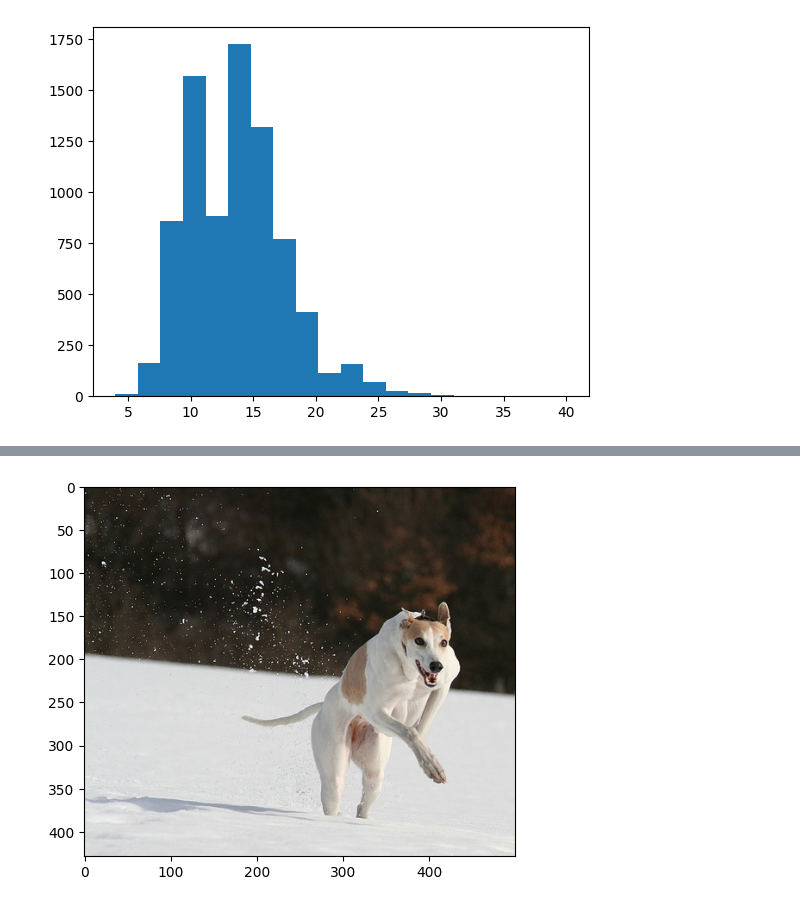
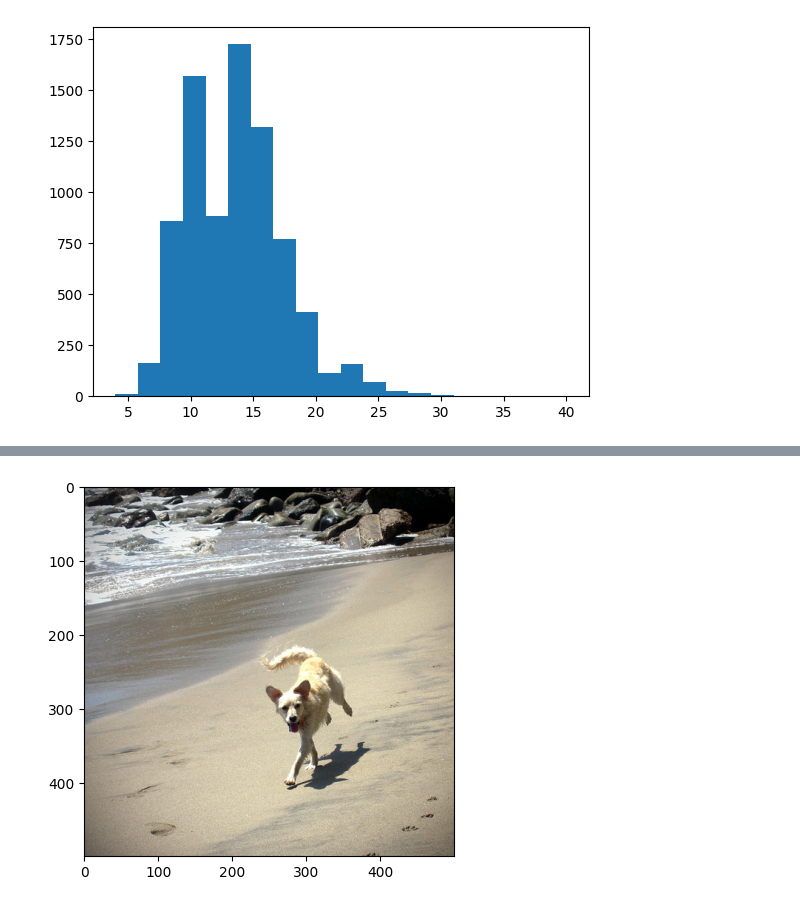
Before and after one commit to Humzafazal72/Image-Captioning, a Jupyter notebook: Image_Captioning.ipynb, the cells around one changed output, grey strips where cells are left out. Drawn from its saved outputs; the diff is of its cells as text; code cells hidden in the pictures.

Commit message:
Kaggle Notebook | image Captioning | Version 2

```diff
--- a/Image_Captioning.ipynb
+++ b/Image_Captioning.ipynb
@@ -193,6 +187,6 @@ generate_desc(model, tokenizer, encodings['101654506_8eb26cfb60.jpg'], max_lengt
 # %%
-img=plt.imread('/kaggle/input/flickr8k/Images/101654506_8eb26cfb60.jpg')
+img=plt.imread('/kaggle/input/flickr8k/Images/1057251835_6ded4ada9c.jpg')
 plt.imshow(img)
 plt.show()
 # %% [output]
-[figure, old version]
+[figure, new version]
```
Also changed, not shown: parts of 12 cells of this notebook.
